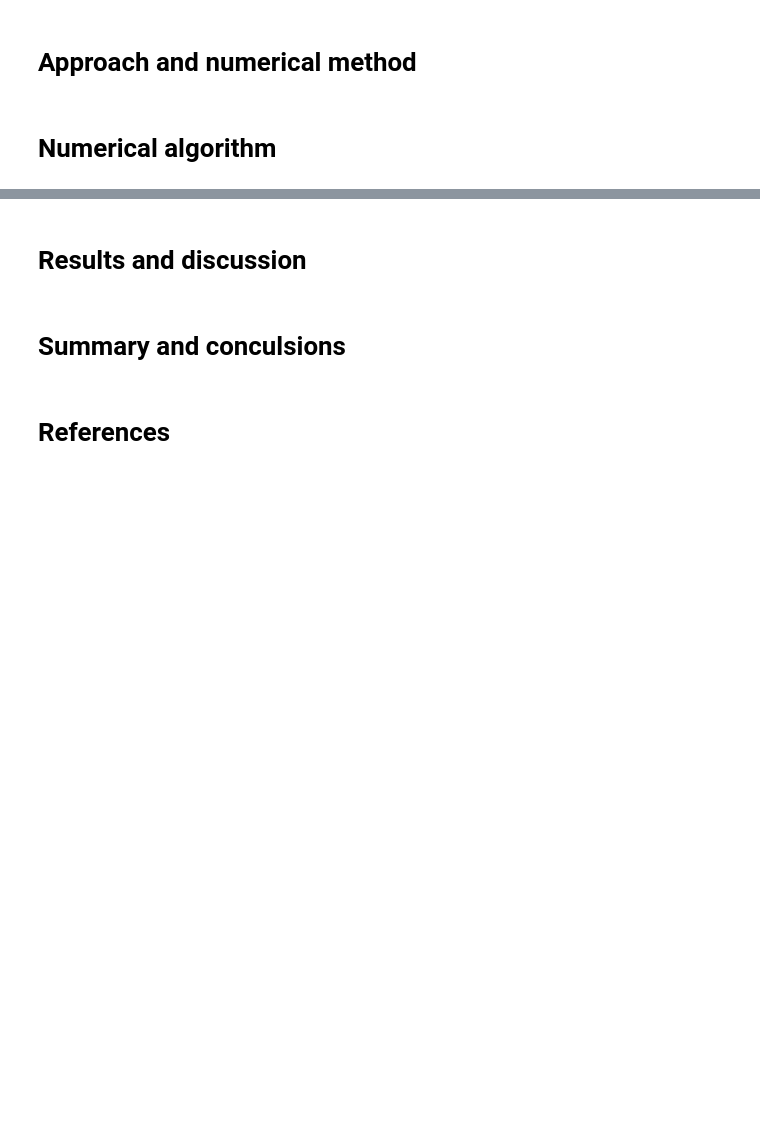
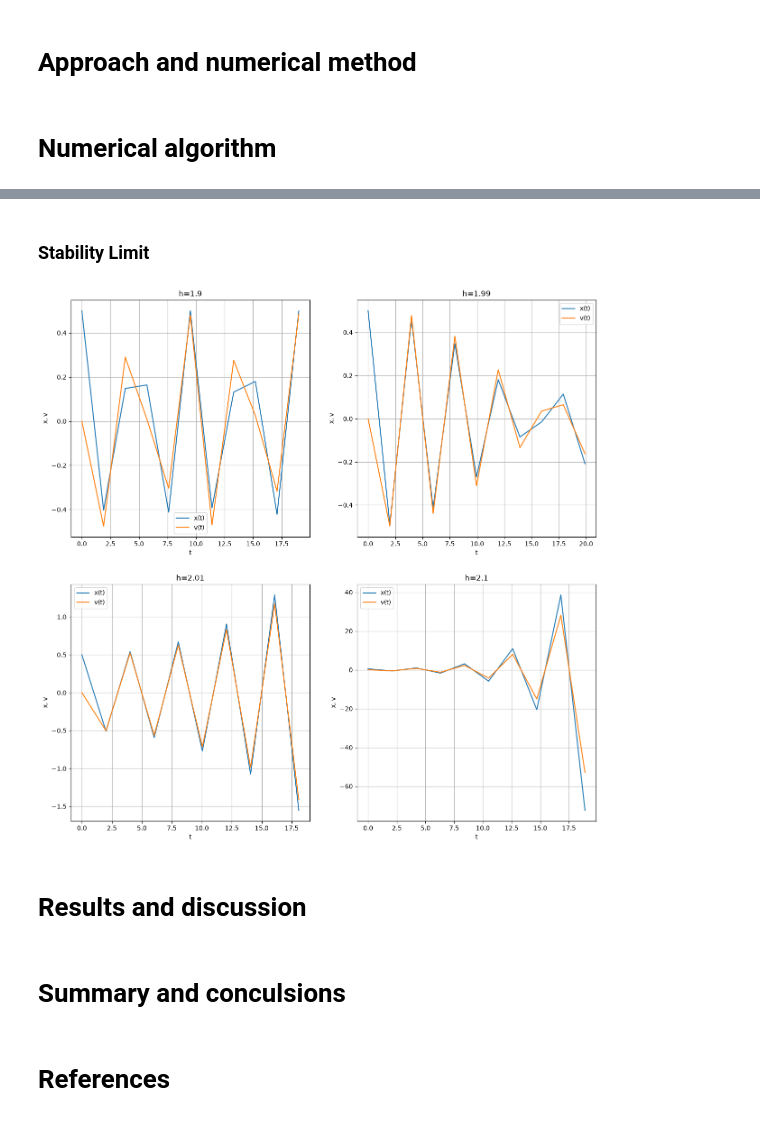
Before and after one commit to Aathi2165/AE801_2026, a Jupyter notebook: numode_ivp/Raguram_ODE_IVP.ipynb, the cells around one changed output, grey strips where cells are left out. Cells and saved outputs as stored; diff of their text form; code cells hidden in the pictures; blank space fills up the shorter version.

Commit message:
completed till stability limit

```diff
--- a/numode_ivp/Raguram_ODE_IVP.ipynb
+++ b/numode_ivp/Raguram_ODE_IVP.ipynb
@@ -160,6 +175,6 @@ plt.show()
 # %%
 "unstaggered"
-h=np.array([0.02,0.025,0.04,0.05,0.0625,0.08,0.1,0.125,0.16,0.2])
+h=np.array([0.025,0.05,0.1,0.2])
 #print(h[0])
 o=len(h)
 X_max_us = []
@@ -199,3 +214,11 @@ for i in range(0,o):
     V_max_us.append(v_m)
     X_rms_us.append(x_r)
     V_rms_us.append(v_r)
+
+    #var = np.abs(V_max-V_max_us)
+power_unstaggered = []
+for i in range(1,len(X_max_us)):
+    ratio = (X_max_us[i]/X_max_us[i-1])
+    power_unstaggered.append(int(np.log2(ratio)))
+
+print(power_unstaggered)
@@ -255,6 +270,46 @@ Gathering all position variables onto the left-hand side yields the final centra
 $$
 \boxed{x_{n+1} - 2x_n + x_{n-1} = -\omega_p^2 h^2 x_n}
 $$
+# %% [markdown]
+### **Stability Limit**
+# %%
+h=np.array([1.9,1.99,2.01,2.1])
+x=0.5
+vi=0
+Wp=1
+a= -(Wp)**2*x
+plt.figure(figsize=(15,15))
+for j in range(0 , len(h)):
+    x=0.5
+    vi=0
+    Wp=1
+    a= -(Wp)**2*x
+    n=int(20/h[j])
+    p=[]
+    p.append(0.5)
+    q=[]
+    q.append(0)
+    t=np.arange(0, 20 , h[j])
+    v=vi - (0.5*h[j]*a)
+
+    for i in range(0,n):
+        s=leapfrog(x,v,h[j])
+        p.append(s[0])
+        q.append(s[1])
+        x=s[0]
+        v=s[1]
+
+    plt.subplot(2,2,(j+1))
+    plt.plot(t,p,label="x(t)")
+    plt.plot(t,q,label="v(t)")
+    plt.title(f"h={h[j]}")
+    plt.xlabel("t")
+    plt.ylabel("x, v")
+    plt.grid()
+    plt.legend()
+plt.show()
+# %% [output]
+[figure, added]
 # %% [markdown]
 # Results and discussion
 # %% [markdown]
```
Also changed, not shown: parts of 8 cells of this notebook.
